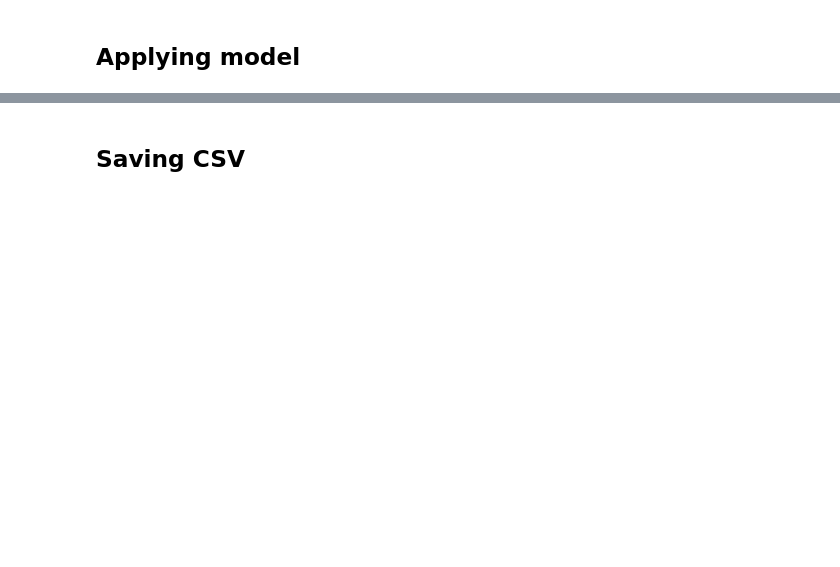
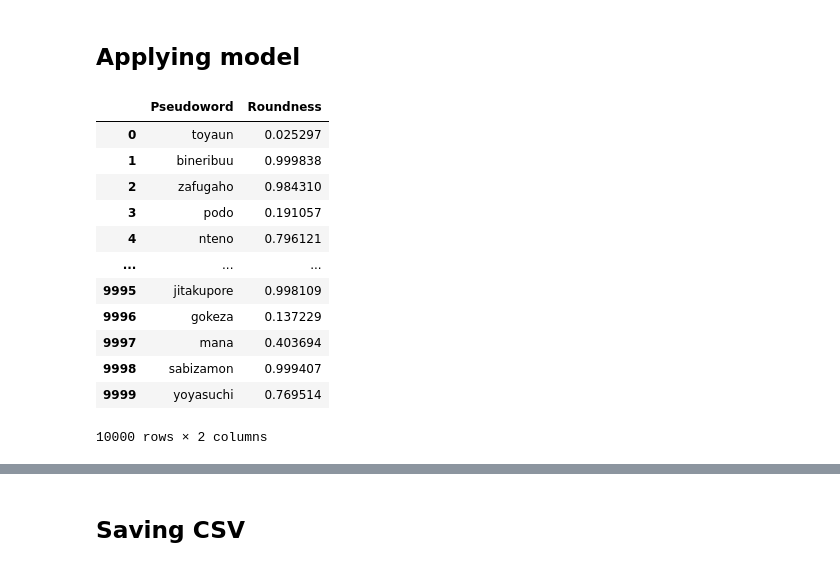
Before and after one commit to qkm2000/pseudoword-generator, a Jupyter notebook: generate_data.ipynb, the cells around one changed output, grey strips where cells are left out. Cells and saved outputs as stored; diff of their text form; code cells hidden in the pictures; blank space fills up the shorter version.

```diff
--- a/generate_data.ipynb
+++ b/generate_data.ipynb
@@ -75,4 +223,4 @@ save_model(
 # %% [markdown]
 ## Loading the model
 # %%
-model = load_model(directory="outputs/", filename=f"roundness_determiner_v{VERSION}.pth")
+model = load_model(directory="outputs/", filename=f"roundness_determiner_v0{VERSION}.pth")
@@ -92,0 +241,17 @@ data.rename(columns={"word": "Stimuli"}, inplace=True)
+# %%
+# Import data
+data = json.load(open("datasets/words.json"))
+
+# Function to generate a random string from data
+def generate_random_string(data, min_len=2, max_len=5):
+    length = random.randint(min_len, max_len)
+    return ''.join(random.choices(list(data.keys()), k=length))
+
+# Generate 5000 unique strings
+unique_strings = set()
+while len(unique_strings) < 10000:
+    unique_strings.add(generate_random_string(data))
+
+# Convert to DataFrame
+data = pd.DataFrame(list(unique_strings), columns=['Pseudoword'])
+data
@@ -93,5 +272,19 @@ data.rename(columns={"word": "Stimuli"}, inplace=True)
 # %% [markdown]
 ## Applying model
 # %%
-data["ExperimentalRoundScore"] = model.inference(data["Stimuli"].to_list())
+data["Roundness"] = model.inference(data["Pseudoword"].to_list())
 data
+# %% [output]
+|  | Pseudoword | Roundness |
+| 0 | toyaun | 0.025297 |
+| 1 | bineribuu | 0.999838 |
+| 2 | zafugaho | 0.984310 |
+| 3 | podo | 0.191057 |
+| 4 | nteno | 0.796121 |
+| ... | ... | ... |
+| 9995 | jitakupore | 0.998109 |
+| 9996 | gokeza | 0.137229 |
+| 9997 | mana | 0.403694 |
+| 9998 | sabizamon | 0.999407 |
+| 9999 | yoyasuchi | 0.769514 |
+10000 rows × 2 columns
```
Also changed, not shown: parts of 18 cells of this notebook, 6 other files.
